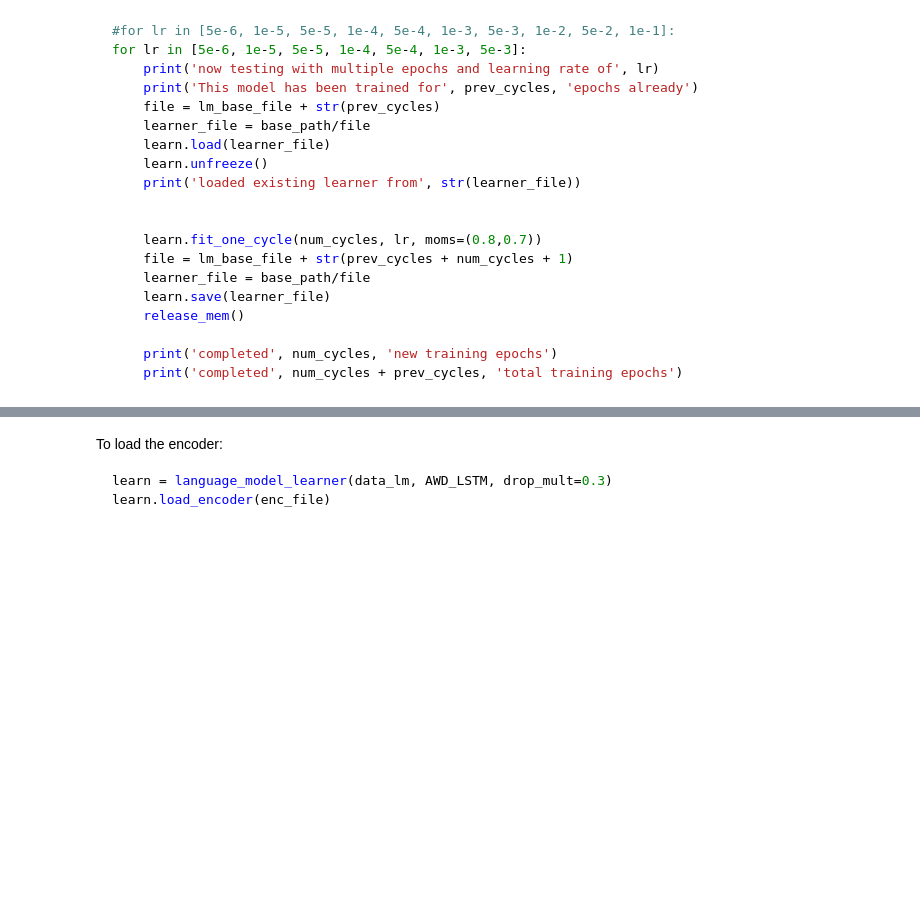
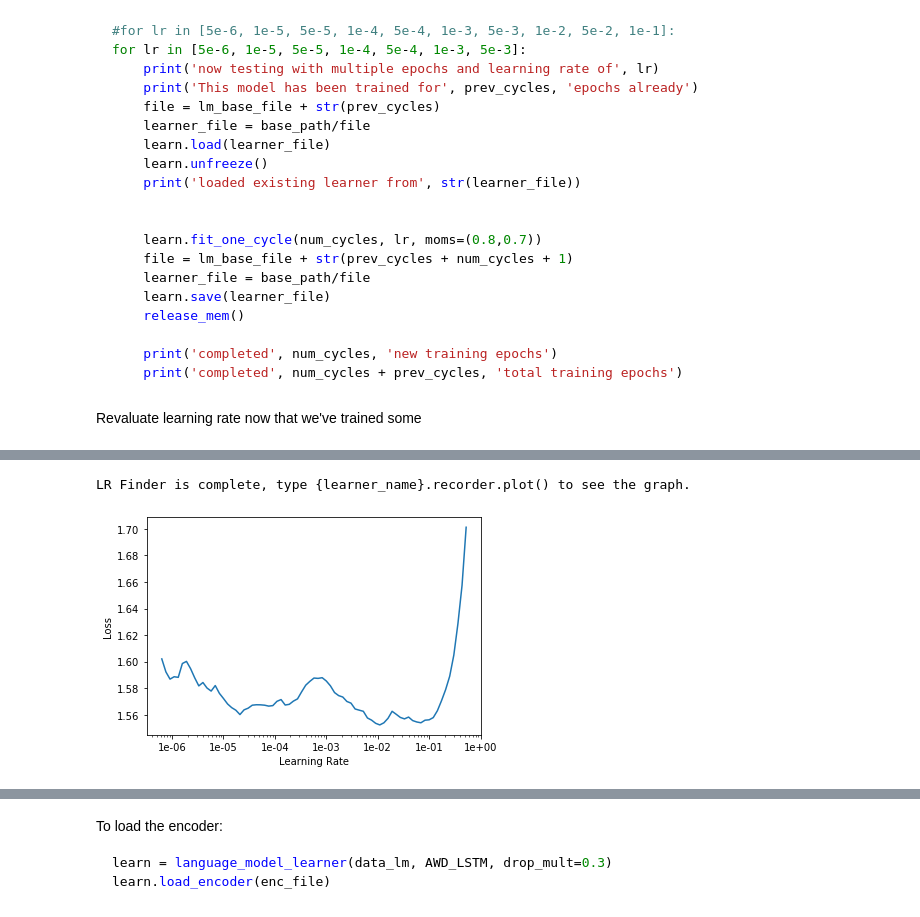
Before and after one commit to magic-lantern/nlp-transfer-learning, a Jupyter notebook: sourcecode/mimic_nlp_lm.ipynb, the cells around one changed output, grey strips where cells are left out. Saved outputs shown, nothing was run; the diff lists cells and outputs as text; code cells hidden in the pictures; blank space fills up the shorter version.

````diff
--- a/sourcecode/mimic_nlp_lm.ipynb
+++ b/sourcecode/mimic_nlp_lm.ipynb
@@ -502,3 +511,5 @@ for lr in [5e-6, 1e-5, 5e-5, 1e-4, 5e-4, 1e-3, 5e-3]:
     print('completed', num_cycles, 'new training epochs')
     print('completed', num_cycles + prev_cycles, 'total training epochs')
 ```
+# %% [markdown]
+Revaluate learning rate now that we've trained some
@@ -504,0 +520,4 @@ for lr in [5e-6, 1e-5, 5e-5, 1e-4, 5e-4, 1e-3, 5e-3]:
+# %%
+learn.lr_find()
+learn.recorder.plot(skip_end=15)
+# %% [output]
@@ -505,3 +525,5 @@ for lr in [5e-6, 1e-5, 5e-5, 1e-4, 5e-4, 1e-3, 5e-3]:
+LR Finder is complete, type {learner_name}.recorder.plot() to see the graph.
+[figure, added]
 # %%
 # test the language generation capabilities of this model (not the point, but is interesting)
 TEXT = "For confirmation, she underwent CTA of the lung which was negative for pulmonary embolism"
````
Also changed, not shown: parts of 13 cells of this notebook, 3 other files.
